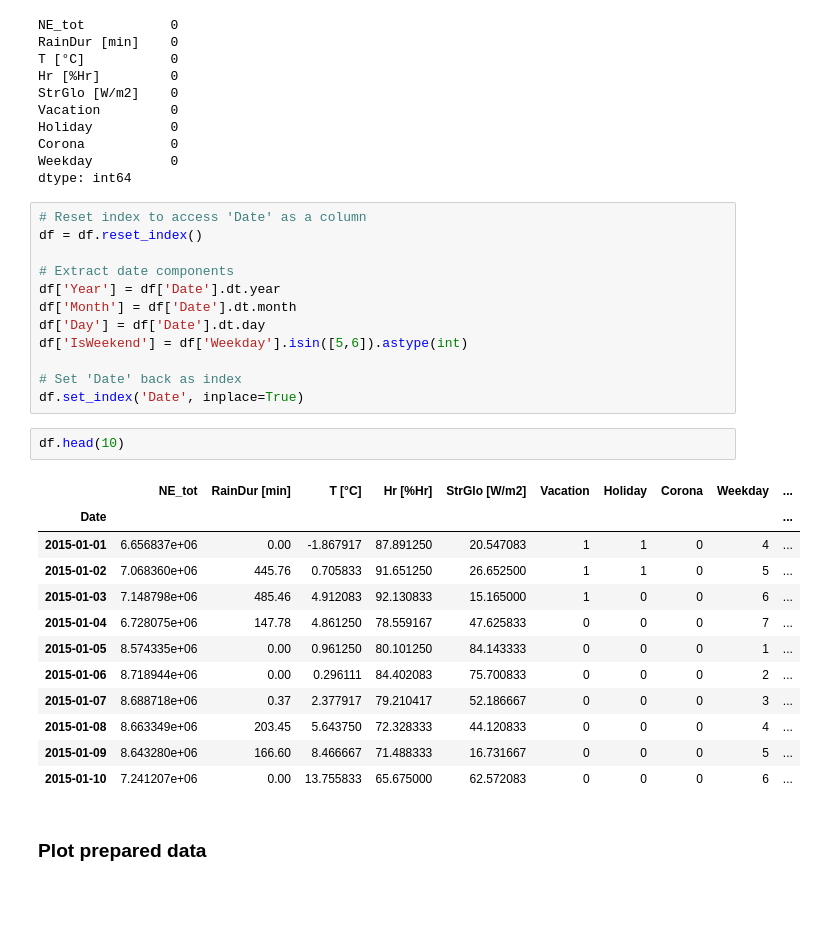
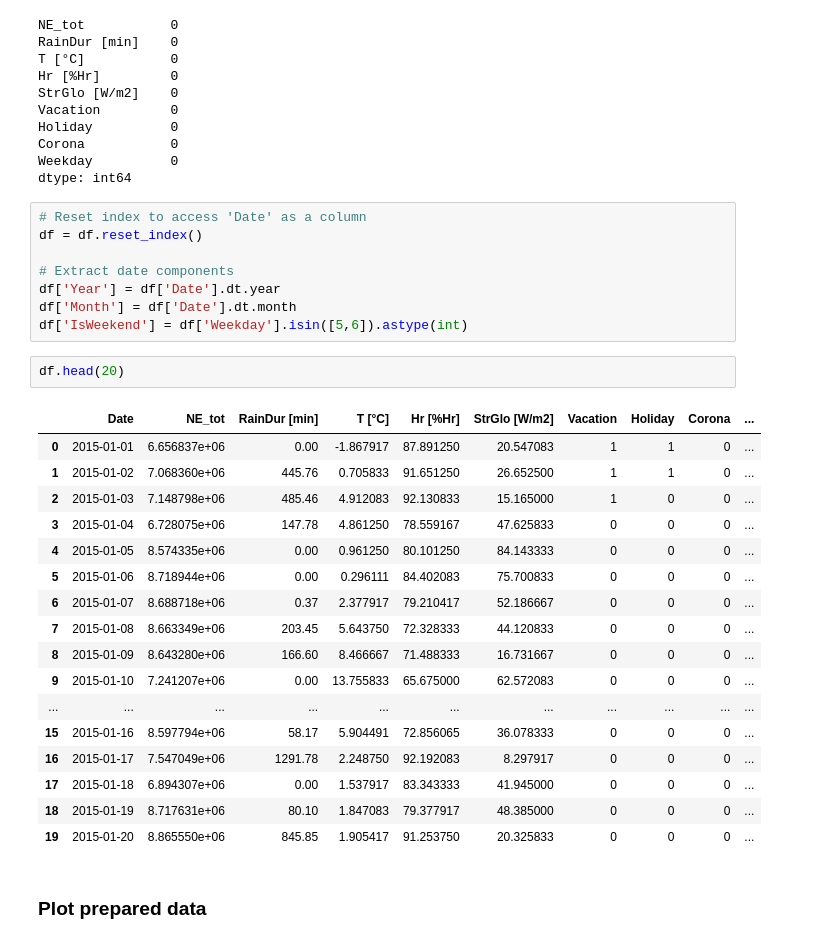
Before and after one commit to d-sbrgr/DSPRO1-power-prediction, a Jupyter notebook: nn_model_daily.ipynb, the cells around one changed output. Saved outputs shown, nothing was run; the diff lists cells and outputs as text; blank space fills up the shorter version.

```diff
--- a/nn_model_daily.ipynb
+++ b/nn_model_daily.ipynb
@@ -146,26 +147,27 @@ df = df.reset_index()
 # Extract date components
 df['Year'] = df['Date'].dt.year
 df['Month'] = df['Date'].dt.month
-df['Day'] = df['Date'].dt.day
 df['IsWeekend'] = df['Weekday'].isin([5,6]).astype(int)
-
-# Set 'Date' back as index
-df.set_index('Date', inplace=True)
 # %%
-df.head(10)
+df.head(20)
 # %% [output]
-|  | NE_tot | RainDur [min] | T [°C] | Hr [%Hr] | StrGlo [W/m2] | Vacation | Holiday | Corona | Weekday | ... |
-| Date |  |  |  |  |  |  |  |  |  | ... |
-| 2015-01-01 | 6.656837e+06 | 0.00 | -1.867917 | 87.891250 | 20.547083 | 1 | 1 | 0 | 4 | ... |
-| 2015-01-02 | 7.068360e+06 | 445.76 | 0.705833 | 91.651250 | 26.652500 | 1 | 1 | 0 | 5 | ... |
-| 2015-01-03 | 7.148798e+06 | 485.46 | 4.912083 | 92.130833 | 15.165000 | 1 | 0 | 0 | 6 | ... |
-| 2015-01-04 | 6.728075e+06 | 147.78 | 4.861250 | 78.559167 | 47.625833 | 0 | 0 | 0 | 7 | ... |
-| 2015-01-05 | 8.574335e+06 | 0.00 | 0.961250 | 80.101250 | 84.143333 | 0 | 0 | 0 | 1 | ... |
-| 2015-01-06 | 8.718944e+06 | 0.00 | 0.296111 | 84.402083 | 75.700833 | 0 | 0 | 0 | 2 | ... |
-| 2015-01-07 | 8.688718e+06 | 0.37 | 2.377917 | 79.210417 | 52.186667 | 0 | 0 | 0 | 3 | ... |
-| 2015-01-08 | 8.663349e+06 | 203.45 | 5.643750 | 72.328333 | 44.120833 | 0 | 0 | 0 | 4 | ... |
-| 2015-01-09 | 8.643280e+06 | 166.60 | 8.466667 | 71.488333 | 16.731667 | 0 | 0 | 0 | 5 | ... |
-| 2015-01-10 | 7.241207e+06 | 0.00 | 13.755833 | 65.675000 | 62.572083 | 0 | 0 | 0 | 6 | ... |
+|  | Date | NE_tot | RainDur [min] | T [°C] | Hr [%Hr] | StrGlo [W/m2] | Vacation | Holiday | Corona | ... |
+| 0 | 2015-01-01 | 6.656837e+06 | 0.00 | -1.867917 | 87.891250 | 20.547083 | 1 | 1 | 0 | ... |
+| 1 | 2015-01-02 | 7.068360e+06 | 445.76 | 0.705833 | 91.651250 | 26.652500 | 1 | 1 | 0 | ... |
+| 2 | 2015-01-03 | 7.148798e+06 | 485.46 | 4.912083 | 92.130833 | 15.165000 | 1 | 0 | 0 | ... |
+| 3 | 2015-01-04 | 6.728075e+06 | 147.78 | 4.861250 | 78.559167 | 47.625833 | 0 | 0 | 0 | ... |
+| 4 | 2015-01-05 | 8.574335e+06 | 0.00 | 0.961250 | 80.101250 | 84.143333 | 0 | 0 | 0 | ... |
+| 5 | 2015-01-06 | 8.718944e+06 | 0.00 | 0.296111 | 84.402083 | 75.700833 | 0 | 0 | 0 | ... |
+| 6 | 2015-01-07 | 8.688718e+06 | 0.37 | 2.377917 | 79.210417 | 52.186667 | 0 | 0 | 0 | ... |
+| 7 | 2015-01-08 | 8.663349e+06 | 203.45 | 5.643750 | 72.328333 | 44.120833 | 0 | 0 | 0 | ... |
+| 8 | 2015-01-09 | 8.643280e+06 | 166.60 | 8.466667 | 71.488333 | 16.731667 | 0 | 0 | 0 | ... |
+| 9 | 2015-01-10 | 7.241207e+06 | 0.00 | 13.755833 | 65.675000 | 62.572083 | 0 | 0 | 0 | ... |
+| ... | ... | ... | ... | ... | ... | ... | ... | ... | ... | ... |
+| 15 | 2015-01-16 | 8.597794e+06 | 58.17 | 5.904491 | 72.856065 | 36.078333 | 0 | 0 | 0 | ... |
+| 16 | 2015-01-17 | 7.547049e+06 | 1291.78 | 2.248750 | 92.192083 | 8.297917 | 0 | 0 | 0 | ... |
+| 17 | 2015-01-18 | 6.894307e+06 | 0.00 | 1.537917 | 83.343333 | 41.945000 | 0 | 0 | 0 | ... |
+| 18 | 2015-01-19 | 8.717631e+06 | 80.10 | 1.847083 | 79.377917 | 48.385000 | 0 | 0 | 0 | ... |
+| 19 | 2015-01-20 | 8.865550e+06 | 845.85 | 1.905417 | 91.253750 | 20.325833 | 0 | 0 | 0 | ... |
 # %% [markdown]
 ### Plot prepared data
 # %%
```
Also changed, not shown: parts of 28 cells of this notebook.
